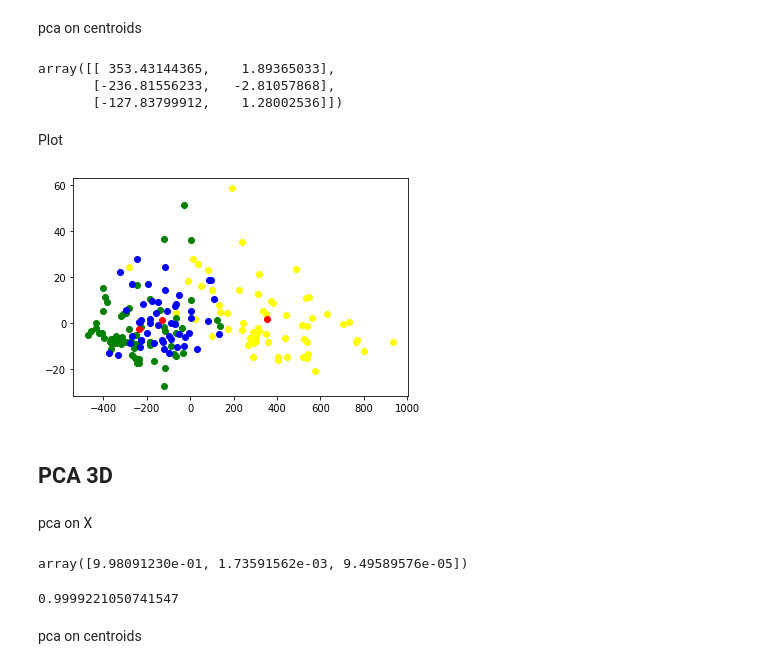
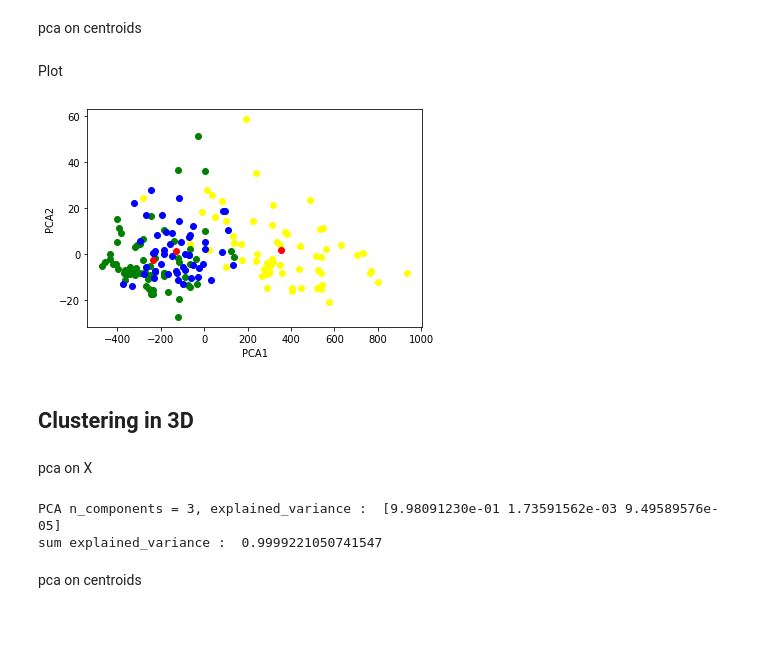
Before and after one commit to WoradeeKongthong/wine_clustering, a Jupyter notebook: 02_KMeansClustering.ipynb, the cells around one changed output. Saved outputs shown, nothing was run; the diff lists cells and outputs as text; code cells hidden in the pictures; blank space fills up the shorter version.

```diff
--- a/02_KMeansClustering.ipynb
+++ b/02_KMeansClustering.ipynb
@@ -200,38 +180,31 @@ array([[ 3.18562979e+02,  2.14921307e+01],
 pca on centroids
 # %%
 pca_centroids = pca.transform(centroids_df)
-# %%
-pca_centroids
-# %% [output]
-array([[ 353.43144365,    1.89365033],
-       [-236.81556233,   -2.81057868],
-       [-127.83799912,    1.28002536]])
 # %% [markdown]
 Plot
 # %%
 plt.scatter(pca_X[y_kmeans==0,0], pca_X[y_kmeans==0,1],c='yellow')
 plt.scatter(pca_X[y_kmeans==1,0], pca_X[y_kmeans==1,1],c='green')
 plt.scatter(pca_X[y_kmeans==2,0], pca_X[y_kmeans==2,1],c='blue')
 plt.scatter(pca_centroids[:,0], pca_centroids[:,1], c='red')
+plt.xlabel('PCA1')
+plt.ylabel('PCA2')
 plt.show()
 # %% [output]
-[figure, old version]
+[figure, new version]
 # %% [markdown]
-## PCA 3D
+## Clustering in 3D
 # %% [markdown]
 pca on X
 # %%
 pca = PCA(n_components = 3)
 pca_X = pca.fit_transform(X)
 explained_variance = pca.explained_variance_ratio_
+print('PCA n_components = 3, explained_variance : ', explained_variance)
+print('sum explained_variance : ',explained_variance.sum())
+# %% [output]
+PCA n_components = 3, explained_variance :  [9.98091230e-01 1.73591562e-03 9.49589576e-05]
+sum explained_variance :  0.9999221050741547
-# %%
-explained_variance
-# %% [output]
-array([9.98091230e-01, 1.73591562e-03, 9.49589576e-05])
-# %%
-explained_variance.sum()
-# %% [output]
-0.9999221050741547
 # %% [markdown]
 pca on centroids
 # %%
```
Also changed, not shown: parts of 7 cells of this notebook.
